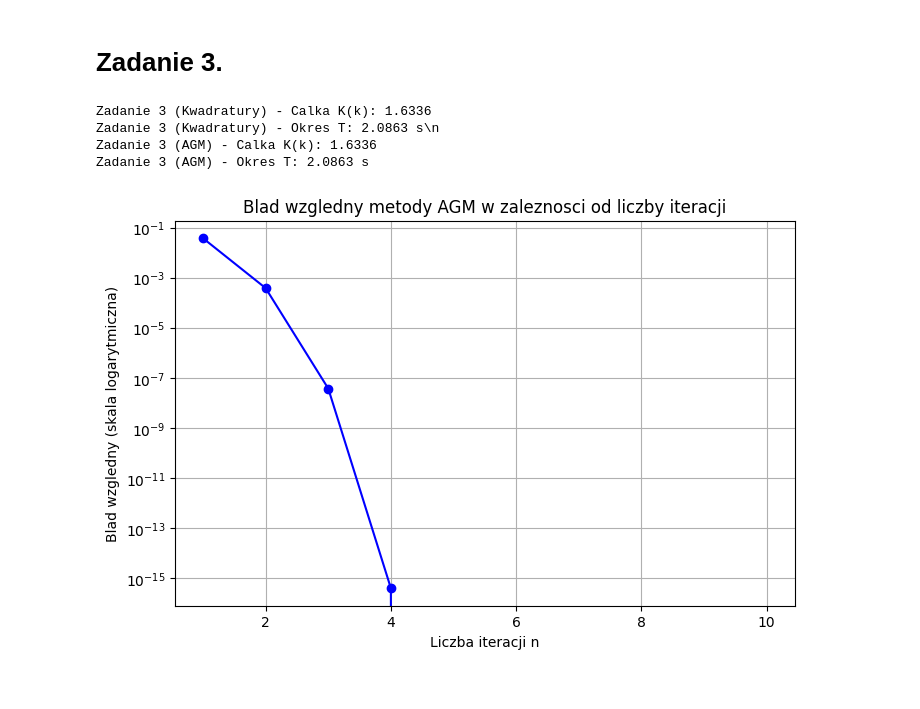
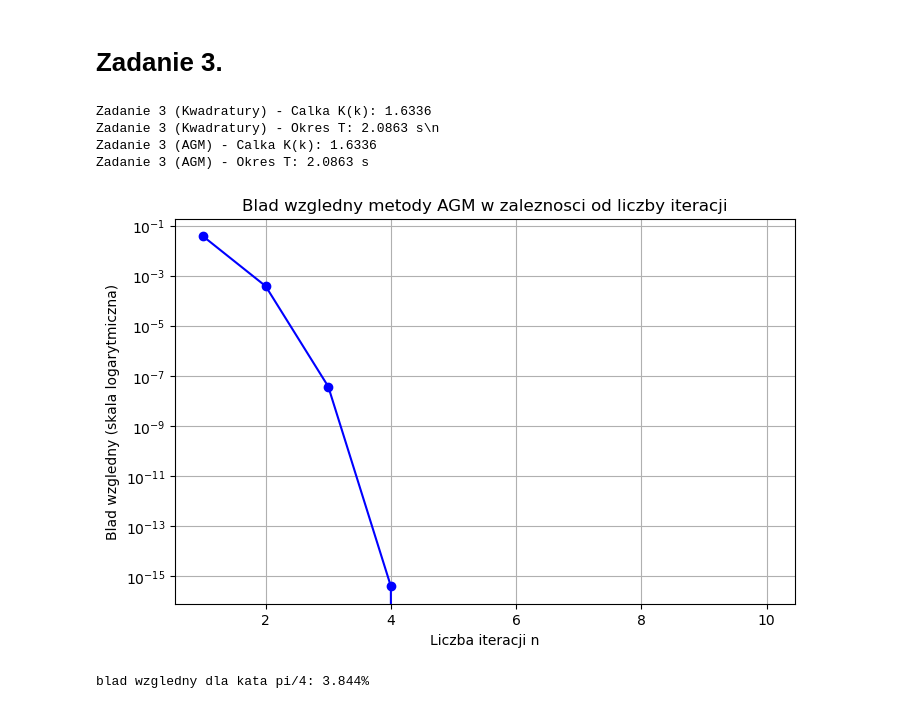
Before and after one commit to jakubstanisz/MOWNIT, a Jupyter notebook: Lab7/KodLab7.ipynb, the cells around one changed output. Saved outputs shown, nothing was run; the diff lists cells and outputs as text; code cells hidden in the pictures.

```diff
--- a/Lab7/KodLab7.ipynb
+++ b/Lab7/KodLab7.ipynb
@@ -92,32 +92,37 @@ plt.show()
 thetas = np.arange(0, 95, 5) * np.pi / 180
 T_exact_vals = []
 T_approx_vals = []
 
 for th in thetas:
     if th == 0:
         T_exact_vals.append(2 * np.pi * np.sqrt(l3 / g))
     else:
         k_th = np.sin(th / 2)
         K_th = special.ellipk(k_th**2)
         T_exact_vals.append(4 * np.sqrt(l3 / g) * K_th)
     T_approx_vals.append(2 * np.pi * np.sqrt(l3 / g))
 
 T_exact_vals = np.array(T_exact_vals)
 T_approx_vals = np.array(T_approx_vals)
 errors_T = np.abs(T_approx_vals - T_exact_vals) / T_exact_vals
 errors_T[0] = 0.0
 
+idx_45 = np.where(np.isclose(thetas, np.pi / 4))[0][0]
+blad_45 = errors_T[idx_45] * 100
+print(f"blad wzgledny dla kata pi/4: {blad_45:.3f}%")
+
 plt.figure(figsize=(8, 5))
 plt.plot(thetas * 180 / np.pi, errors_T, marker='s', linestyle='-', color='r')
 plt.title('Blad wzgledny okresu malych wychylen wzgl. wzoru dokladnego')
 plt.xlabel('Kat poczatkowy theta_0 [stopnie]')
 plt.ylabel('Blad wzgledny')
 plt.grid(True)
 plt.show()
 # %% [output]
 Zadanie 3 (Kwadratury) - Calka K(k): 1.6336
 Zadanie 3 (Kwadratury) - Okres T: 2.0863 s\n
 Zadanie 3 (AGM) - Calka K(k): 1.6336
 Zadanie 3 (AGM) - Okres T: 2.0863 s
-[figure, old version]
+[figure, new version]
+blad wzgledny dla kata pi/4: 3.844%
 [figure]
```
Also changed, not shown: 1 other file.
